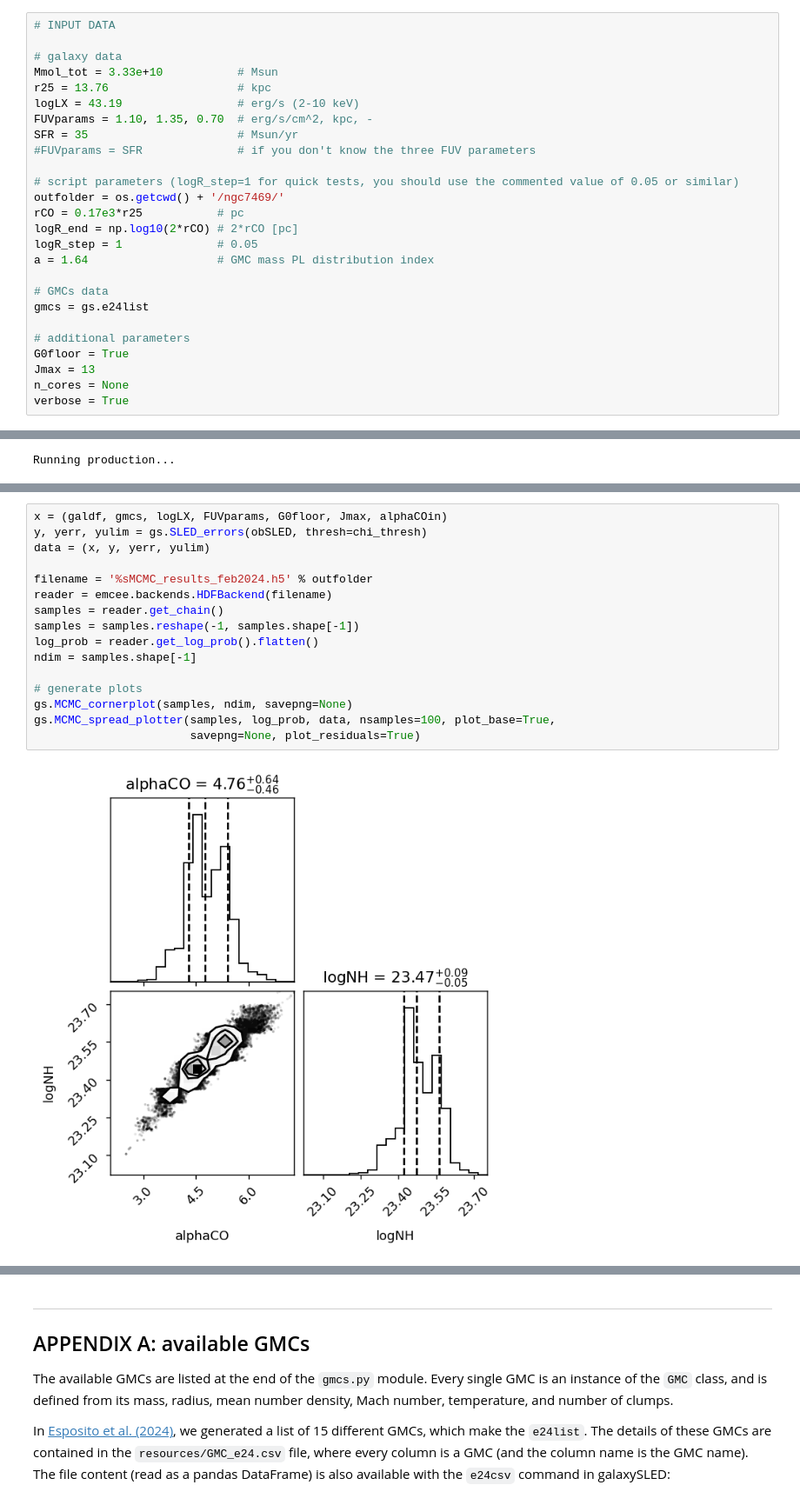
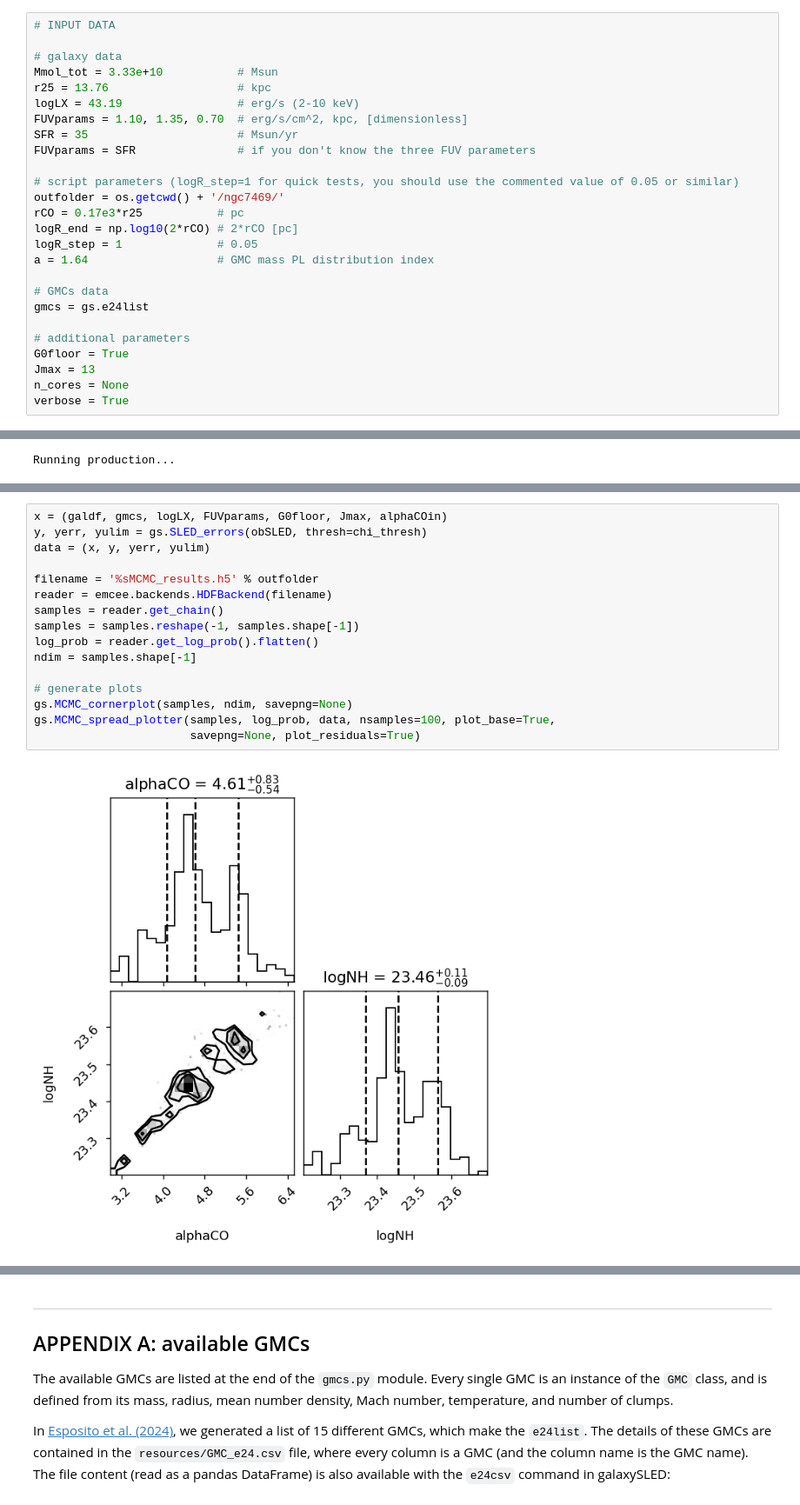
Before and after one commit to federicoesposito/galaxySLED, a Jupyter notebook: docs/galaxySLED_notebook.ipynb, the cells around one changed output, grey strips where cells are left out. Shown at 87% size. Saved outputs shown, nothing was run; the diff lists cells and outputs as text.

```diff
--- a/docs/galaxySLED_notebook.ipynb
+++ b/docs/galaxySLED_notebook.ipynb
@@ -91,9 +91,9 @@ Additional parameters are:
 Mmol_tot = 3.33e+10           # Msun
 r25 = 13.76                   # kpc
 logLX = 43.19                 # erg/s (2-10 keV)
-FUVparams = 1.10, 1.35, 0.70  # erg/s/cm^2, kpc, -
+FUVparams = 1.10, 1.35, 0.70  # erg/s/cm^2, kpc, [dimensionless]
 SFR = 35                      # Msun/yr
-#FUVparams = SFR              # if you don't know the three FUV parameters
+FUVparams = SFR               # if you don't know the three FUV parameters
 
 # script parameters (logR_step=1 for quick tests, you should use the commented value of 0.05 or similar)
 outfolder = os.getcwd() + '/ngc7469/'
@@ -348,18 +357,18 @@ Edit the `filename` or it will load the February 2024 results `MCMC_results_feb2
 # %%
 x = (galdf, gmcs, logLX, FUVparams, G0floor, Jmax, alphaCOin)
 y, yerr, yulim = gs.SLED_errors(obSLED, thresh=chi_thresh)
 data = (x, y, yerr, yulim)
 
-filename = '%sMCMC_results_feb2024.h5' % outfolder
+filename = '%sMCMC_results.h5' % outfolder
 reader = emcee.backends.HDFBackend(filename)
 samples = reader.get_chain()
 samples = samples.reshape(-1, samples.shape[-1])
 log_prob = reader.get_log_prob().flatten()
 ndim = samples.shape[-1]
 
 # generate plots
 gs.MCMC_cornerplot(samples, ndim, savepng=None)
 gs.MCMC_spread_plotter(samples, log_prob, data, nsamples=100, plot_base=True,
                        savepng=None, plot_residuals=True)
 # %% [output]
-[figure, old version]
+[figure, new version]
```
Also changed, not shown: parts of 8 cells of this notebook.
